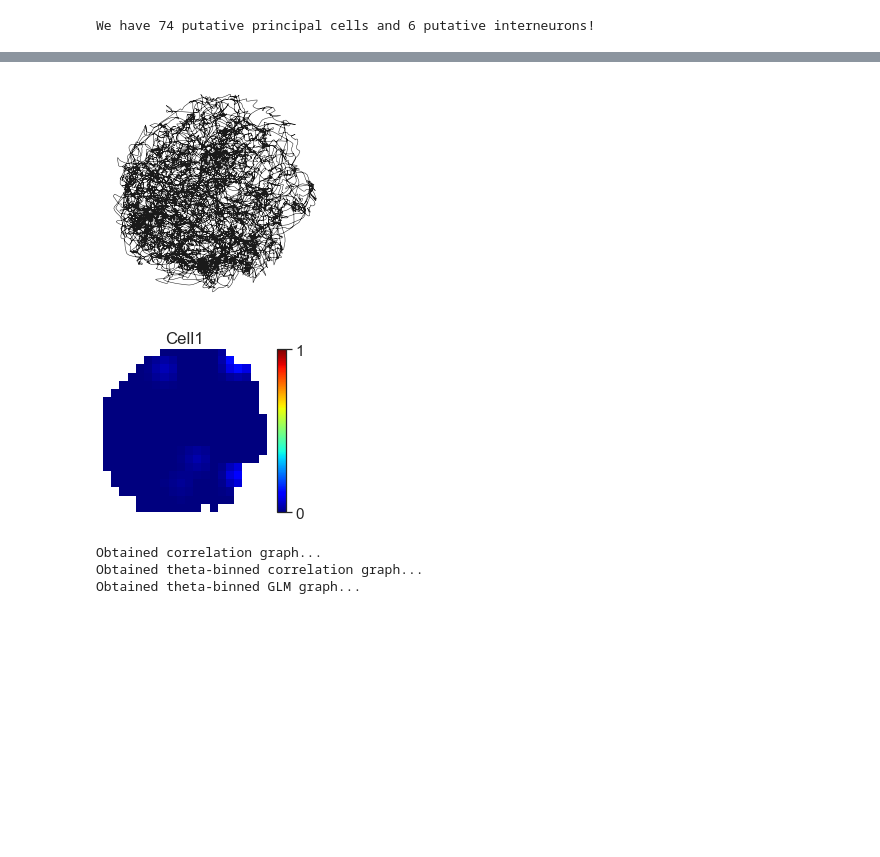
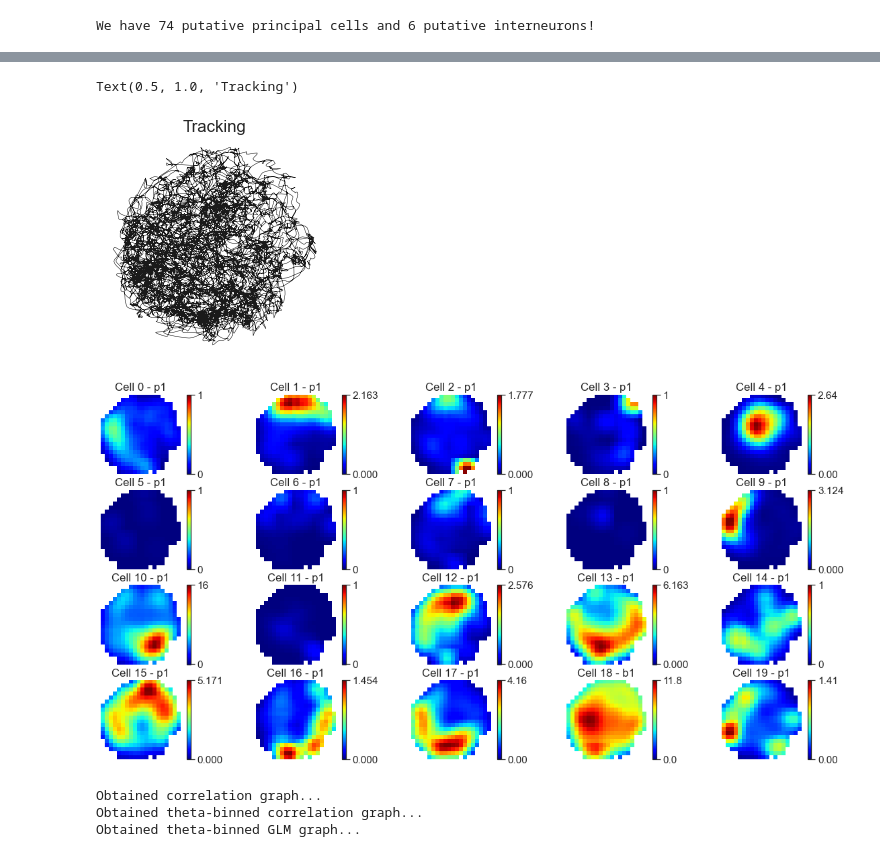
Before and after one commit to drsax93/cofiringTopology, a Jupyter notebook: cofiringTopology.ipynb, the cells around one changed output, grey strips where cells are left out. Drawn from its saved outputs; the diff is of its cells as text; code cells hidden in the pictures; blank space fills up the shorter version.

```diff
--- a/cofiringTopology.ipynb
+++ b/cofiringTopology.ipynb
@@ -19,14 +19,12 @@ import seaborn as sns
 import util_func as uf
 import difference_estimation_plot as dpl
 
-rcParams['ytick.direction'] = 'out'
-rcParams['xtick.direction'] = 'out'
+# plotting parameters
 %matplotlib inline
-rcParams['pdf.fonttype'] = 42
-rcParams['ps.fonttype'] = 42
-rcParams['svg.fonttype'] = 'none'
+plt.rcParams['figure.facecolor'] = 'white'
+plt.rcParams['patch.facecolor'] = 'white'
 plt.rcParams['axes.facecolor'] = 'white'
-plt.rcParams['figure.facecolor'] = 'white'
+sns.set(style='ticks',font_scale=1.4)
 # no warning display
 warnings.filterwarnings('ignore')
 # %% [markdown]
@@ -36,9 +34,10 @@ warnings.filterwarnings('ignore')
 homeDir = os.getcwd() # make sure it's the folder level where the script resides
 recday = 'mhb10-161111'
 # global parameters
-sampT = 50*10e-6 # spike sampling period 50us / 20kHz
+sampT = 50*1e-6 # spike sampling period 50us / 20kHz
+res2eeg = 1250/20000
 trackSamp = 32/1250 # tracking sampling period
-track2cm = 150/37 # from pixels to cm
+track2cm = 150/40 # from pixels to cm
 # plotting parameters
 RED = sns.hls_palette(20,l=.5,s=1)[0]
 PURPLE = sns.hls_palette(10,l=.45,s=1)[8]
@@ -48,8 +47,6 @@ ORNG = sns.hls_palette(20,l=.5,s=1)[2] #sns.color_palette('husl',8)[1]
 GRAY = [0.6,0.6,0.6]
 colorsG = [GRAY,RED,ORNG,BLUE,PURPLE,GREEN]
 RED_G = sns.color_palette('husl')[0] # used for graph visualisation
-plt.rc('xtick',labelsize=25)
-plt.rc('ytick',labelsize=25)
 # sessions labels
 sess_label = {'cpp':['Exposure','Pre-test','+Suc.','+Wat.','CPP test','Re-exposure'],
               'spp':['Exposure','Pre-test','Nov 1','Nov 2','CPP test','Re-exposure'],
@@ -106,7 +173,7 @@ sns.despine()
 # %%
 # bin the spiketrains to obtain an activity matrix sampled @1250Hz -- LFP sampling rate
 dt = .8 # sampling bin size in ms
-dT = (dt*10e-3)/sampT # bin size from ms to samples
+dT = (dt*1e-3)/sampT # bin size from ms to samples
 std = 50 # gaussian std in samples - 40ms
 bins = np.arange(0,maxT,dT)
 actmat = uf.bin_spikes(np.asarray(spiketrains_p1).T,bins)
@@ -120,27 +187,32 @@ active = uf.getActiveTrack(track, thrV)
 # plot tracking when the animal is active
 plt.figure(figsize=(4,4))
 plt.plot(track['x'][active], track['y'][active], color='k', alpha=1, linewidth=0.5)
-plt.axis('off');
+plt.axis('off')
+plt.title('Tracking');
 # %% [output]
+Text(0.5, 1.0, 'Tracking')
-[figure, old version]
+[figure, new version]
 # %%
 # show example place cell?
-cid = 1
-occmap, placemap, placemapS, spatialInfo, spatialCoh = uf.getPlaceMap(track, spiketrains[cid], active)
-placemapS[occmap==0] = np.nan
-# plot
-plt.figure(figsize=(4,3))
-plt.imshow(placemapS.T,cmap='jet',vmin=-0.001,origin='lower')
-plt.axis('off')
-plt.title(f'Cell{cid}')
-# draw the colorbar
-cbar = plt.colorbar()
-_,vMax = plt.gci().get_clim()
-if vMax<1: vMax = 1
-plt.clim(vmin=-0.001,vmax=vMax)
-cbar.set_ticks([0,vMax])
+cell_ids = range(20)
+plt.figure(figsize=(20,10))
+for n,cid in enumerate(cell_ids):
+    spikes = spiketrains[cid] * res2eeg  # convert to lfp sampling rate @1250Hz
+    occmap, placemap, placemapS, spatialInfo, spatialCoh = uf.getPlaceMap(track, spikes, active, smoothStdCm=4, mazeDim=40)
+    placemapS[occmap==0] = np.nan
+    # plot
+    plt.subplot(4,5,n+1)
+    plt.imshow(placemapS.T,cmap='jet',vmin=-0.001,origin='lower')
+    plt.axis('off')
+    plt.title(f'Cell {cid} - {des[cid+2]}')
+    # draw the colorbar
+    cbar = plt.colorbar()
+    _,vMax = plt.gci().get_clim()
+    if vMax<1: vMax = 1
+    plt.clim(vmin=-0.001,vmax=vMax)
+    cbar.set_ticks([0,vMax])
 # %% [output]
-[figure, old version]
+[figure, new version]
 # %%
 # extraction of theta cycles timestamps
 thetafile = sesfile + '.theta.cycles'
```
Also changed, not shown: parts of 8 cells of this notebook, 1 other file.
